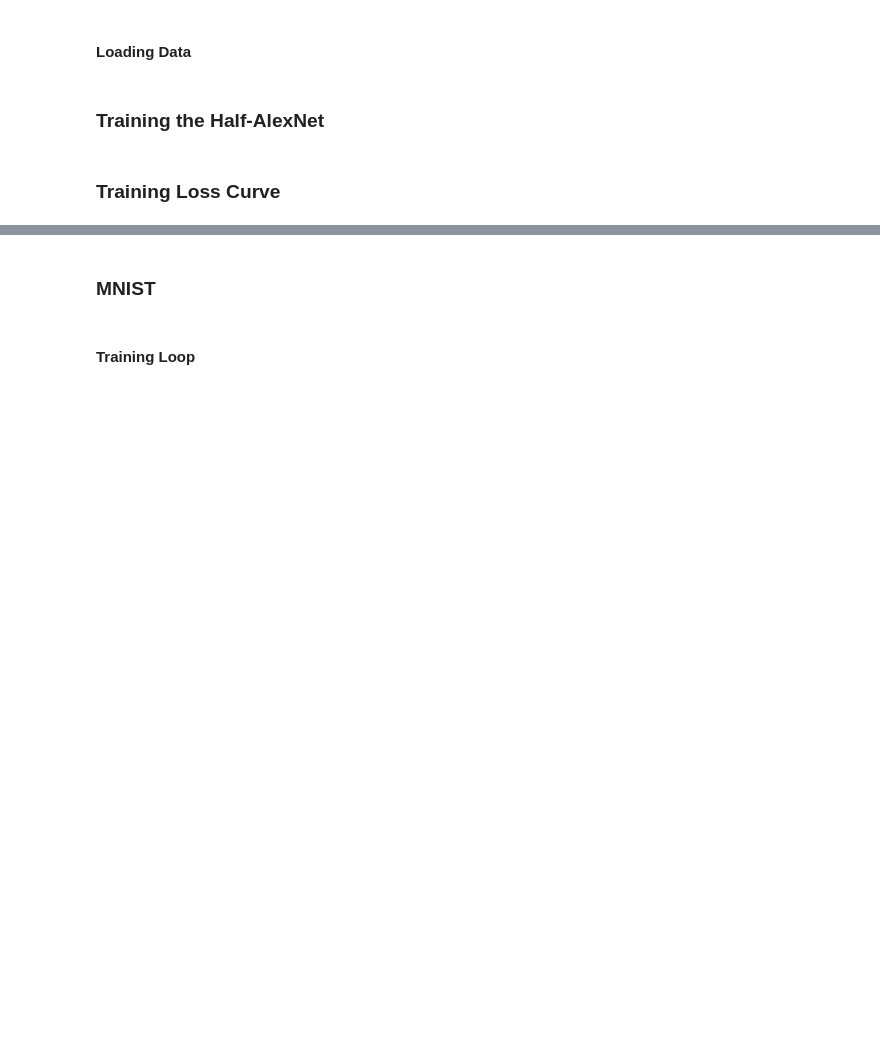
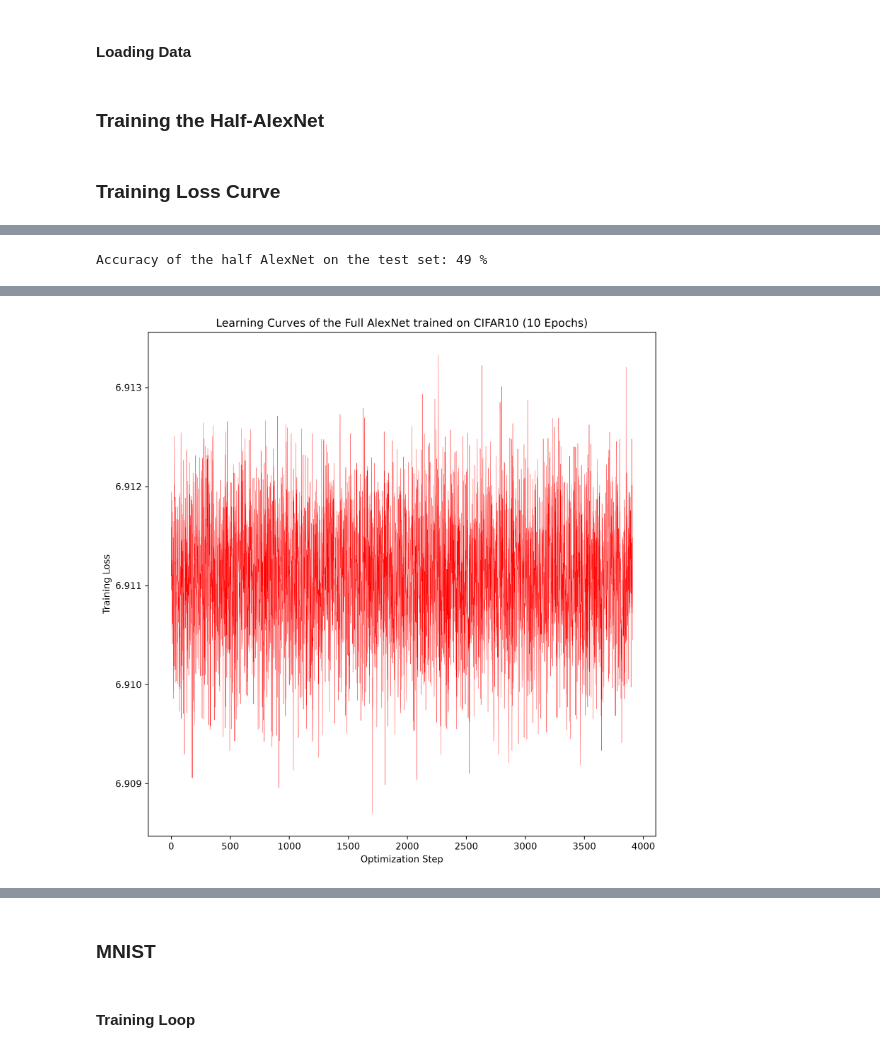
Before and after one commit to smspiegel/CNN_MNIST, a Jupyter notebook: mnist_notebook.ipynb, the cells around one changed output, grey strips where cells are left out. Saved outputs shown, nothing was run; the diff lists cells and outputs as text; code cells hidden in the pictures; blank space fills up the shorter version.

```diff
--- a/mnist_notebook.ipynb
+++ b/mnist_notebook.ipynb
@@ -448,3 +490,23 @@ plt.show()
+# %%
+correct = 0 ## Code taken from tutorial but broken down line by line by me
+total = 0
+with torch.no_grad(): ## Without modifying the gradients on the trained model
+    for data in test_set: ## Taking each item from the test_set that is already loaded and transformed
+        images, labels = data ## The first dimension is images, the second is their corresponding labels
+        outputs = halfnet(images) ## The non-normalized last-layer prediction of the trained CNN model
+        _, predicted = torch.max(outputs.data, 1) ## Taking the largest raw logit value across the columns
+                                                  #  (1 - the class scores), rather than across the rows
+                                                  #  (0 - the batch dimension), for torch.max(outputs.data, _)
+        total += labels.size(0) ## The number of data inputs the model predicts on
+        correct += (predicted == labels).sum().item() ## predicted == labels is where the vector of
+                                                      #   classifications is compared to the true classes,
+                                                      #   the .sum() is their sum, and .item() extracts the
+                                                      #   resulting value from the tensor object to an int
+                                                      #   to avoid downstream tensor to int comparison errors
+
+print('Accuracy of the half AlexNet on the test set: %d %%' % (100 * correct / total)) ## The accuracy calc and
+# %% [output]
+Accuracy of the half AlexNet on the test set: 49 %
 # %%
 ### Calculating the number of pixels out per a single kernel's length-wise image
 #   conv yielded 54 which is not the same as paper's 55 - assumed padding of 2
@@ -636,2 +699,49 @@ class AlexNet(torch.nn.Module):
 
 alexnet = AlexNet()
+# %%
+N_EPOCHS = 10
+len_train = len(training_set)
+epoch_bar = tqdm(range(N_EPOCHS),desc='Training Full AlexNet Model',unit='epoch')
+
+# Using TQDM to visualize training progress
+LOSS_VALUES_FULL = []
+for epoch in epoch_bar:
+    running_loss = 0.0
+    batch_bar = tqdm(training_set,desc=f"Epoch: {epoch+1}",leave=False)
+
+    # Enumerating through training_set, starting at a counter of 0,
+    # i is current batch number, data is the list of [input X, targets y]
+    for i, data in enumerate(batch_bar,0):
+        inputs, labels = data
+
+        optimizer.zero_grad() # Zero the parameter gradients to clear any prev. values
+
+        ## Process input through the network
+        outputs = alexnet(inputs)
+
+        ## Compute the loss
+        loss = criterion(outputs,labels)
+        LOSS_VALUES_FULL.append(loss) # Store for plotting
+
+        ## Propagate gadients back into the network's parameters
+        loss.backward() # Assign loss blame to individual params
+
+        ## Update weights of the network
+        optimizer.step() # Adjust params wrt individual losses
+
+        running_loss += loss.item()
+
+        batch_bar.set_postfix({"Batch Loss":f"{loss.item():.4f}"})
+
+        average_epoch_loss = running_loss/len_train
+    scheduler.step(metrics=average_epoch_loss)
+# %%
+NUMPY_LOSSES = [x.detach().numpy() for x in LOSS_VALUES_FULL] # Convert those stored tensors into floats
+plt.subplots(figsize=(10,10),dpi=300)
+plt.plot(NUMPY_LOSSES,linewidth=0.25,c='r')
+plt.title("Learning Curves of the Full AlexNet trained on CIFAR10 (10 Epochs)")
+plt.xlabel('Optimization Step')
+plt.ylabel('Training Loss')
+plt.show()
+# %% [output]
+[figure, added]
```
Also changed, not shown: parts of 14 cells of this notebook.
